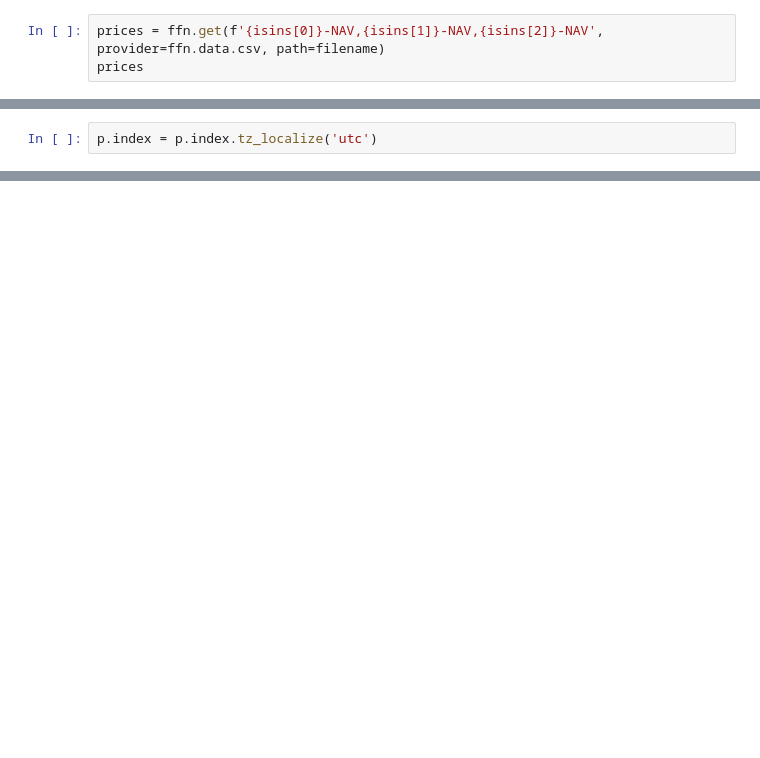
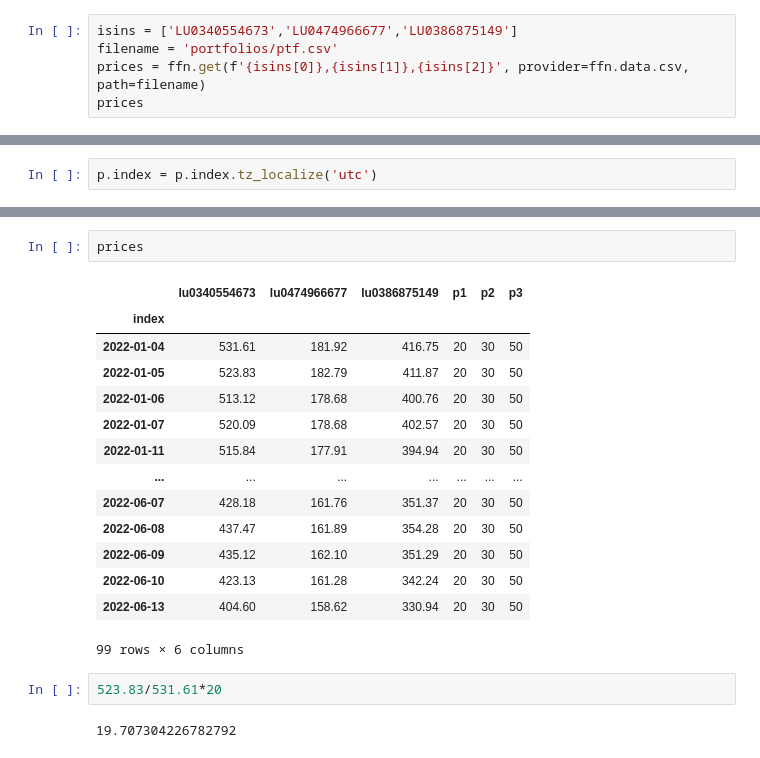
Before and after one commit to resquator/pam.simulator, a Jupyter notebook: simulation-ffn.ipynb, the cells around one changed output, grey strips where cells are left out. Cells and saved outputs as stored; diff of their text form; blank space fills up the shorter version.

```diff
--- a/simulation-ffn.ipynb
+++ b/simulation-ffn.ipynb
@@ -29,5 +45,7 @@ filename
 
 isins=['LU0280438135','LU0255977372','LU0133806785']
 # %%
-prices = ffn.get(f'{isins[0]}-NAV,{isins[1]}-NAV,{isins[2]}-NAV', provider=ffn.data.csv, path=filename)
+isins = ['LU0340554673','LU0474966677','LU0386875149']
+filename = 'portfolios/ptf.csv'
+prices = ffn.get(f'{isins[0]},{isins[1]},{isins[2]}', provider=ffn.data.csv, path=filename)
 prices
@@ -138,0 +333,21 @@ pf.create_returns_tear_sheet(returns, live_start_date='2007-01-31')
+# %%
+prices
+# %% [output]
+|  | lu0340554673 | lu0474966677 | lu0386875149 | p1 | p2 | p3 |
+| index |  |  |  |  |  |  |
+| 2022-01-04 | 531.61 | 181.92 | 416.75 | 20 | 30 | 50 |
+| 2022-01-05 | 523.83 | 182.79 | 411.87 | 20 | 30 | 50 |
+| 2022-01-06 | 513.12 | 178.68 | 400.76 | 20 | 30 | 50 |
+| 2022-01-07 | 520.09 | 178.68 | 402.57 | 20 | 30 | 50 |
+| 2022-01-11 | 515.84 | 177.91 | 394.94 | 20 | 30 | 50 |
+| ... | ... | ... | ... | ... | ... | ... |
+| 2022-06-07 | 428.18 | 161.76 | 351.37 | 20 | 30 | 50 |
+| 2022-06-08 | 437.47 | 161.89 | 354.28 | 20 | 30 | 50 |
+| 2022-06-09 | 435.12 | 162.10 | 351.29 | 20 | 30 | 50 |
+| 2022-06-10 | 423.13 | 161.28 | 342.24 | 20 | 30 | 50 |
+| 2022-06-13 | 404.60 | 158.62 | 330.94 | 20 | 30 | 50 |
+99 rows × 6 columns
+# %%
+523.83/531.61*20
+# %% [output]
+19.707304226782792
```
Also changed, not shown: parts of 41 cells of this notebook, 20 other files.
